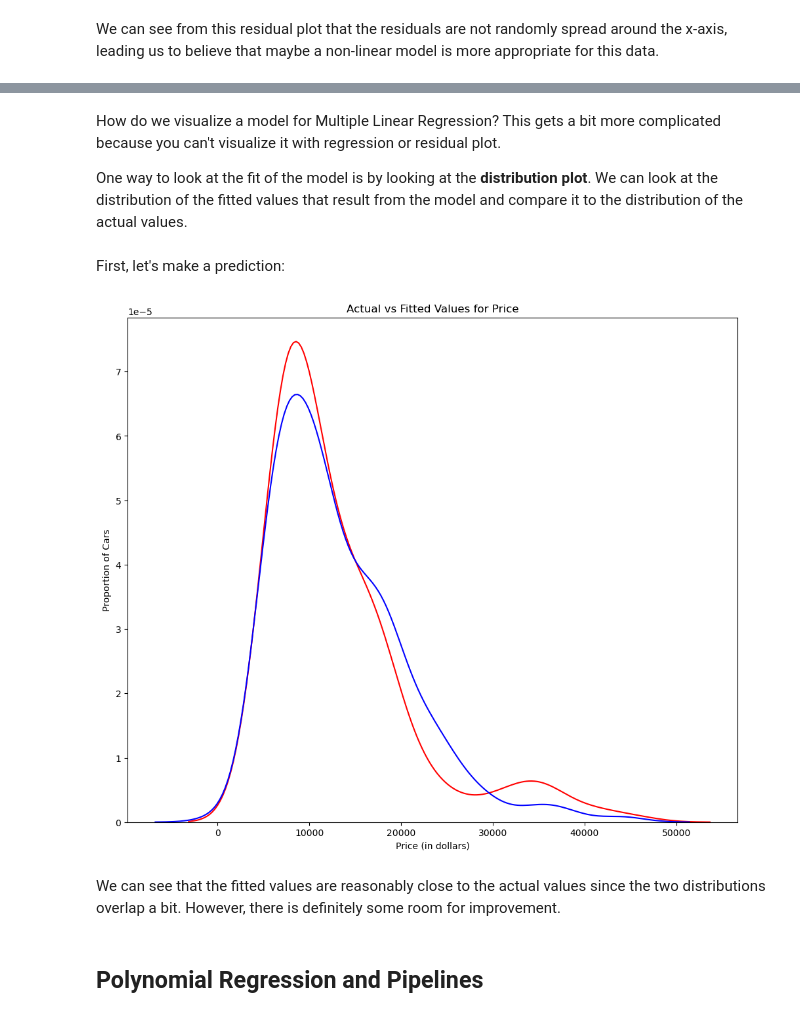
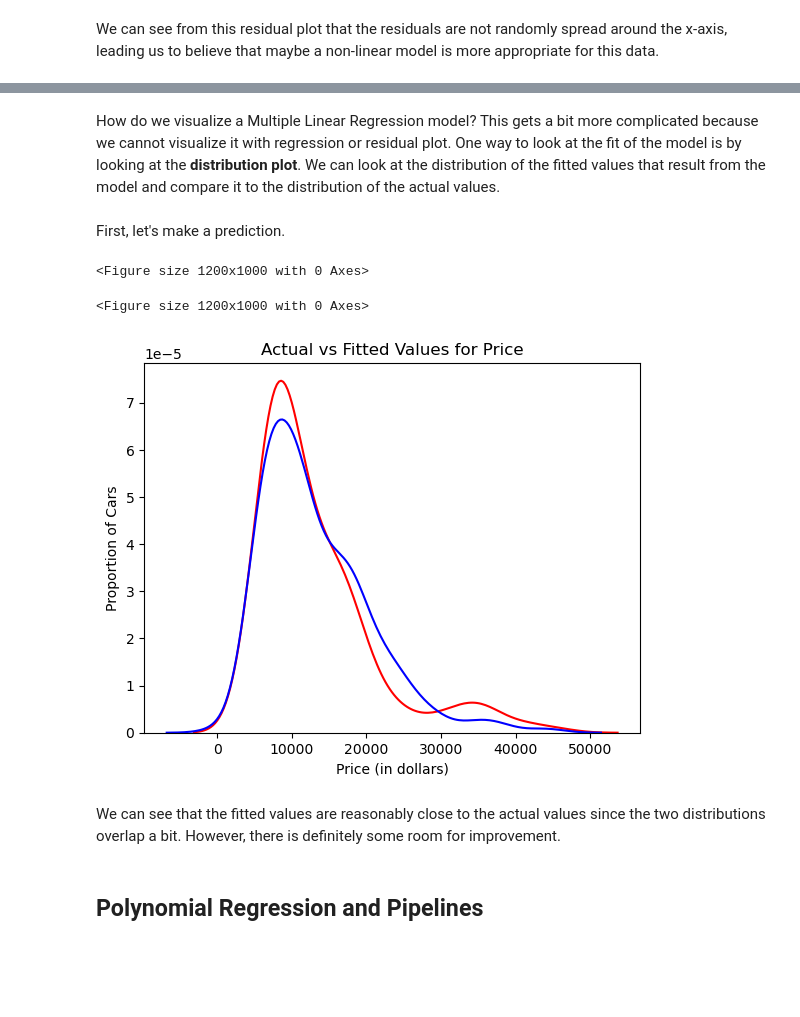
Before and after one commit to dark-teal-coder/course-cognitiveclass-data-analysis-with-python, a Jupyter notebook: module04/Lab-04-01-Model-Development.ipynb, the cells around one changed output, grey strips where cells are left out. Cells and saved outputs as stored; diff of their text form; code cells hidden in the pictures; blank space fills up the shorter version.

Commit message:
Clean code in ### Multiple Linear Regression Model Evaluation Using Visualization

```diff
--- a/module04/Lab-04-01-Model-Development.ipynb
+++ b/module04/Lab-04-01-Model-Development.ipynb
@@ -484,6 +486,4 @@ We can see from this residual plot that the residuals are not randomly spread ar
 # %% [markdown]
-<p>How do we visualize a model for Multiple Linear Regression? This gets a bit more complicated because you can't visualize it with regression or residual plot.</p>
-
-<p>One way to look at the fit of the model is by looking at the <b>distribution plot</b>. We can look at the distribution of the fitted values that result from the model and compare it to the distribution of the actual values.</p>
+How do we visualize a Multiple Linear Regression model? This gets a bit more complicated because we cannot visualize it with regression or residual plot. One way to look at the fit of the model is by looking at the **distribution plot**. We can look at the distribution of the fitted values that result from the model and compare it to the distribution of the actual values.
 # %% [markdown]
-First, let's make a prediction:
+First, let's make a prediction.
@@ -492,21 +490,26 @@ Y_hat = MLR_model.predict(Z)
+# %%
+## Predict the labels of the data values on the basis of the trained model
+Yhat_MLR = MLR_model.predict(Z)
+# %%
+plt.figure(figsize=(12, 10))
+# %% [output]
+<Figure size 1200x1000 with 0 Axes>
+<Figure size 1200x1000 with 0 Axes>
 # %%
-plt.figure(figsize=(width, height))
-
-
-ax1 = sns.distplot(df['price'], hist=False, color="r", label="Actual Value")
-sns.distplot(Y_hat, hist=False, color="b", label="Fitted Values" , ax=ax1)
-
+## Draw distribution plot
+ax1 = sns.distplot(df['price'], hist=False, color="r", label="Actual Values")
+sns.distplot(Yhat_MLR, hist=False, color="b", label="Fitted Values", ax=ax1)
 
 plt.title('Actual vs Fitted Values for Price')
 plt.xlabel('Price (in dollars)')
 plt.ylabel('Proportion of Cars')
 
 plt.show()
 plt.close()
 # %% [output]
-[figure, old version]
+[figure, new version]
 # %% [markdown]
-<p>We can see that the fitted values are reasonably close to the actual values since the two distributions overlap a bit. However, there is definitely some room for improvement.</p>
+We can see that the fitted values are reasonably close to the actual values since the two distributions overlap a bit. However, there is definitely some room for improvement.
 # %% [markdown]
 ## Polynomial Regression and Pipelines
 # %% [markdown]
```
Also changed, not shown: parts of 9 cells of this notebook.
